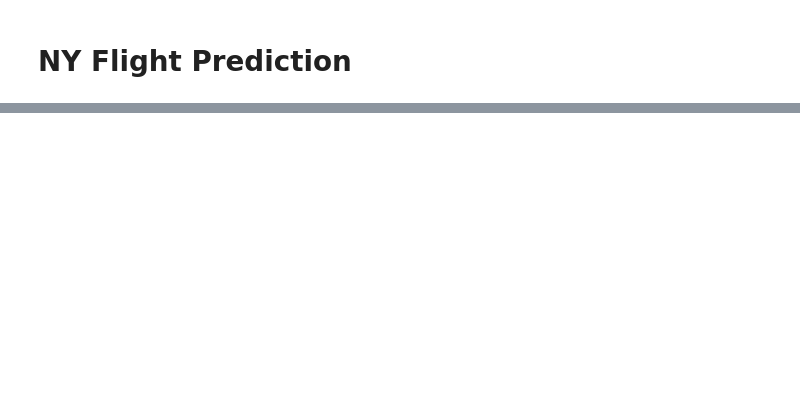
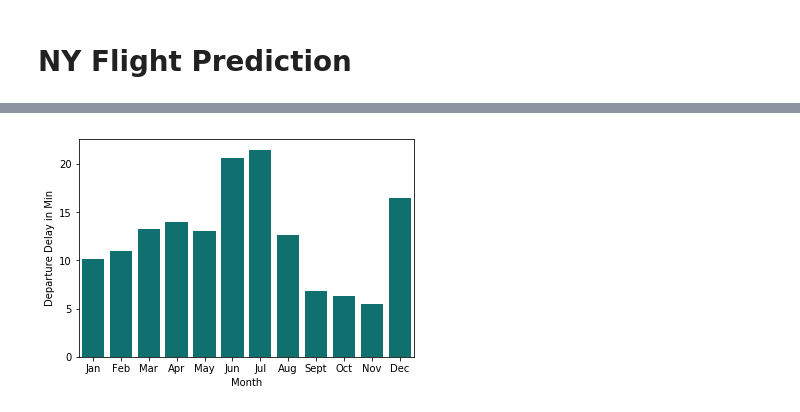
Before and after one commit to Shafin-Thiyam/Data_Science, a Jupyter notebook: 2_NYC-Flight_data/NYF_Exploration.ipynb, the cells around one changed output, grey strips where cells are left out. Cells and saved outputs as stored; diff of their text form; code cells hidden in the pictures; blank space fills up the shorter version.

```diff
--- a/2_NYC-Flight_data/NYF_Exploration.ipynb
+++ b/2_NYC-Flight_data/NYF_Exploration.ipynb
@@ -208,0 +408,2 @@ NYF_data.info()
+# %%
+Months=['Jan','Feb','Mar','Apr','May','Jun','Jul','Aug','Sept','Oct','Nov','Dec']
@@ -208,0 +412,10 @@ NYF_data.info()
+# %%
+bymonth=NYF_data.groupby('Month',as_index=False)
+# %%
+Highest_delay=bymonth['dep_delay'].mean()
+# %%
+ax=sns.barplot(Months,Highest_delay['dep_delay'],color='teal',data=Highest_delay)
+ax.set(xlabel='Month', ylabel='Departure Delay in Min')
+plt.show()
+# %% [output]
+[figure, added]
```
Also changed, not shown: parts of 68 cells of this notebook, 4 other files.
